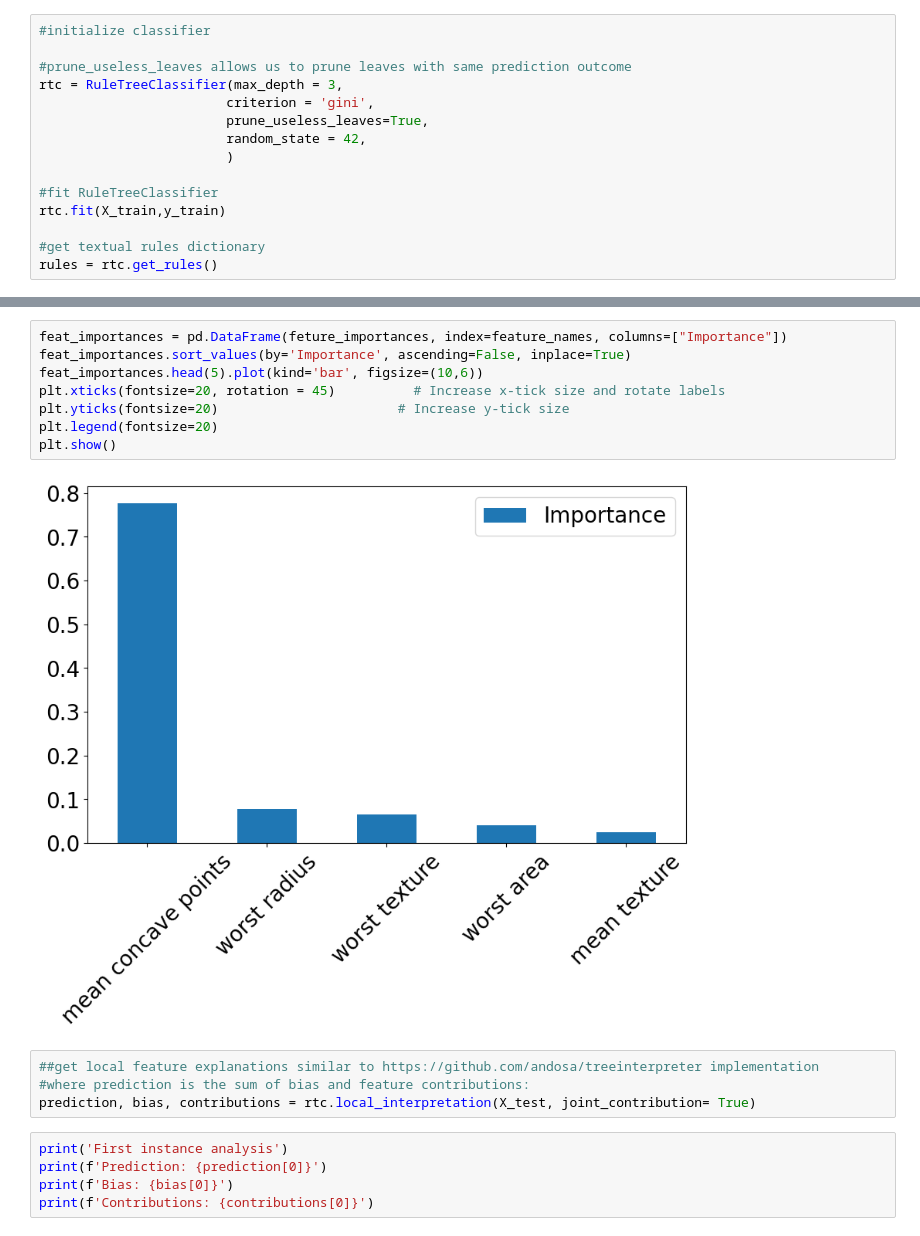
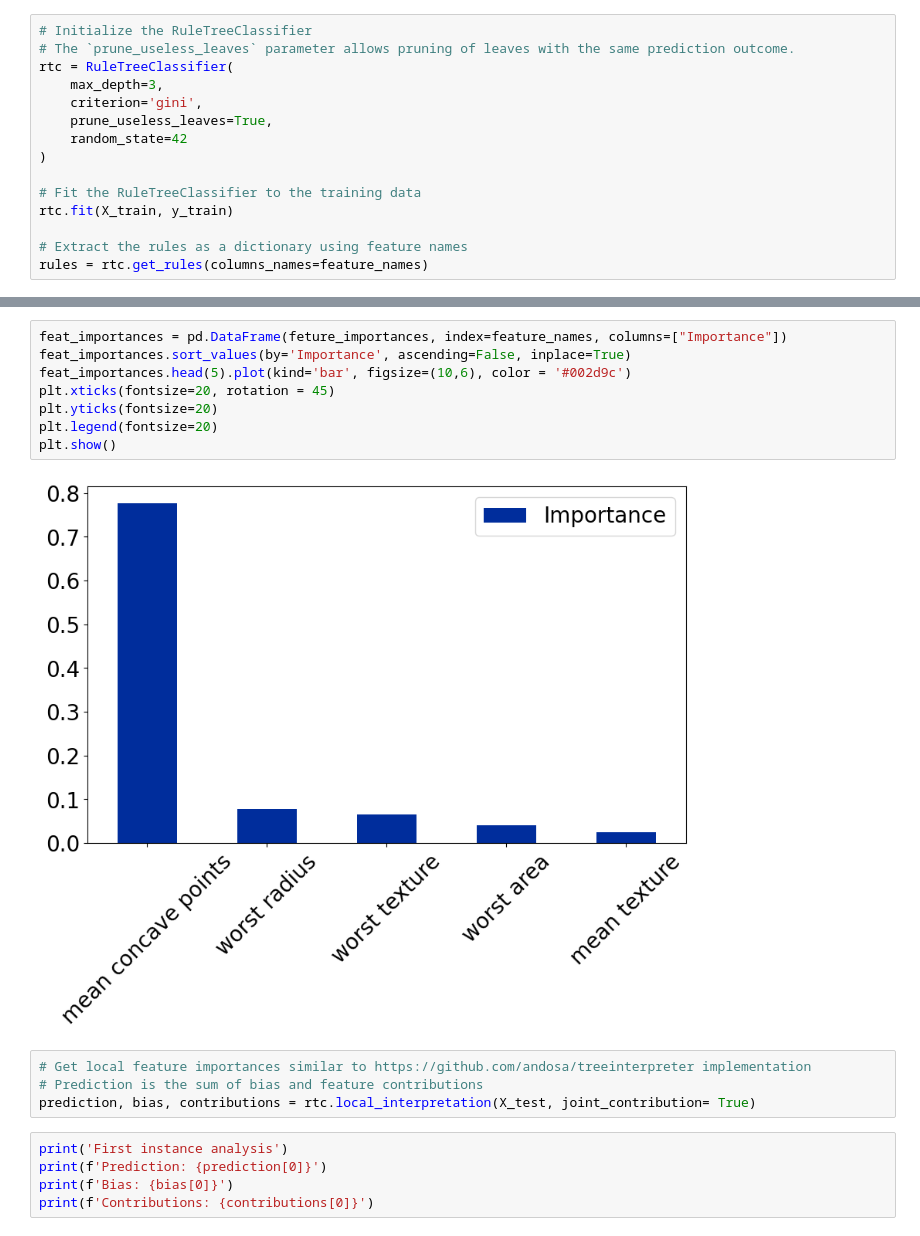
Before and after one commit to fismimosa/RuleTree, a Jupyter notebook: Examples/RuleTreeClassifier_example.ipynb, the cells around one changed output, grey strips where cells are left out. Cells and saved outputs as stored; diff of their text form.

```diff
--- a/Examples/RuleTreeClassifier_example.ipynb
+++ b/Examples/RuleTreeClassifier_example.ipynb
@@ -18,15 +24,15 @@ You can initialize a RuleTreeClassifier similarly to sklearn Decision Trees. Ana
 # %%
-#initialize classifier
+# Initialize the RuleTreeClassifier
+# The `prune_useless_leaves` parameter allows pruning of leaves with the same prediction outcome.
+rtc = RuleTreeClassifier(
+    max_depth=3,
+    criterion='gini',
+    prune_useless_leaves=True,
+    random_state=42
+)
 
-#prune_useless_leaves allows us to prune leaves with same prediction outcome
-rtc = RuleTreeClassifier(max_depth = 3,
-                        criterion = 'gini',
-                        prune_useless_leaves=True,
-                        random_state = 42,
-                        )
+# Fit the RuleTreeClassifier to the training data
+rtc.fit(X_train, y_train)
 
-#fit RuleTreeClassifier
-rtc.fit(X_train,y_train)
-
-#get textual rules dictionary
-rules = rtc.get_rules()
+# Extract the rules as a dictionary using feature names
+rules = rtc.get_rules(columns_names=feature_names)
@@ -88,16 +97,16 @@ array([0.        , 0.02516887, 0.        , 0.        , 0.        ,
 # %%
 feat_importances = pd.DataFrame(feture_importances, index=feature_names, columns=["Importance"])
 feat_importances.sort_values(by='Importance', ascending=False, inplace=True)
-feat_importances.head(5).plot(kind='bar', figsize=(10,6))
-plt.xticks(fontsize=20, rotation = 45)          # Increase x-tick size and rotate labels
-plt.yticks(fontsize=20)                       # Increase y-tick size
+feat_importances.head(5).plot(kind='bar', figsize=(10,6), color = '#002d9c')
+plt.xticks(fontsize=20, rotation = 45)
+plt.yticks(fontsize=20)
 plt.legend(fontsize=20)
 plt.show()
 # %% [output]
-[figure, old version]
+[figure, new version]
 # %%
-##get local feature explanations similar to https://github.com/andosa/treeinterpreter implementation
-#where prediction is the sum of bias and feature contributions:
+# Get local feature importances similar to https://github.com/andosa/treeinterpreter implementation
+# Prediction is the sum of bias and feature contributions
 prediction, bias, contributions = rtc.local_interpretation(X_test, joint_contribution= True)
 # %%
 print('First instance analysis')
```
Also changed, not shown: parts of 10 cells of this notebook.
